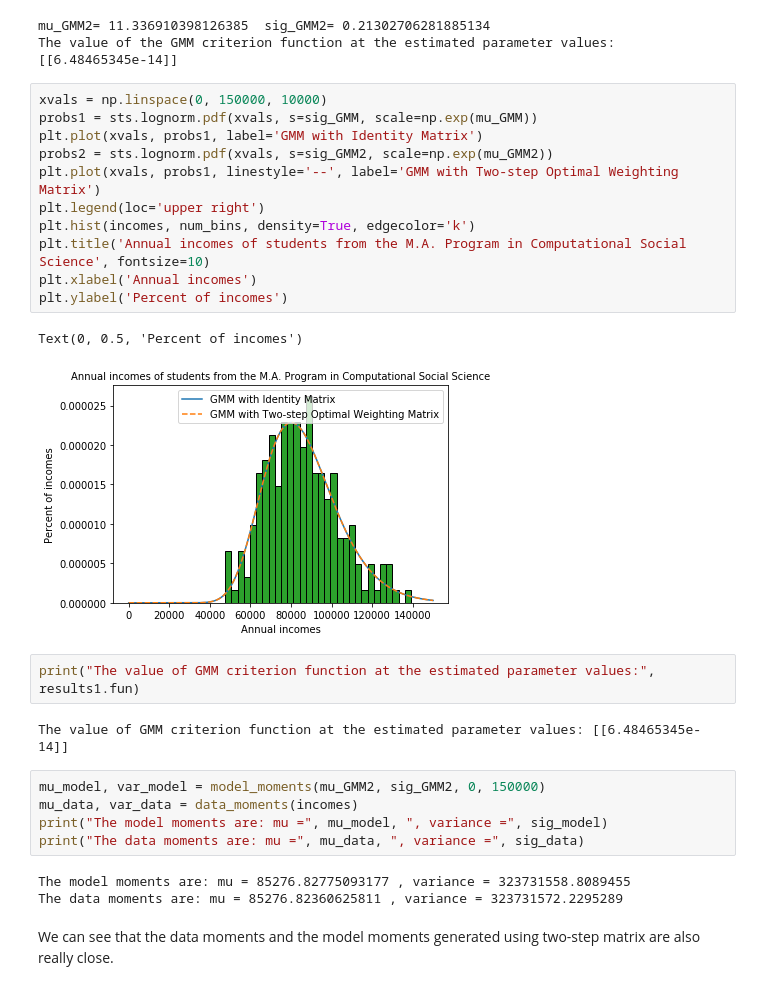
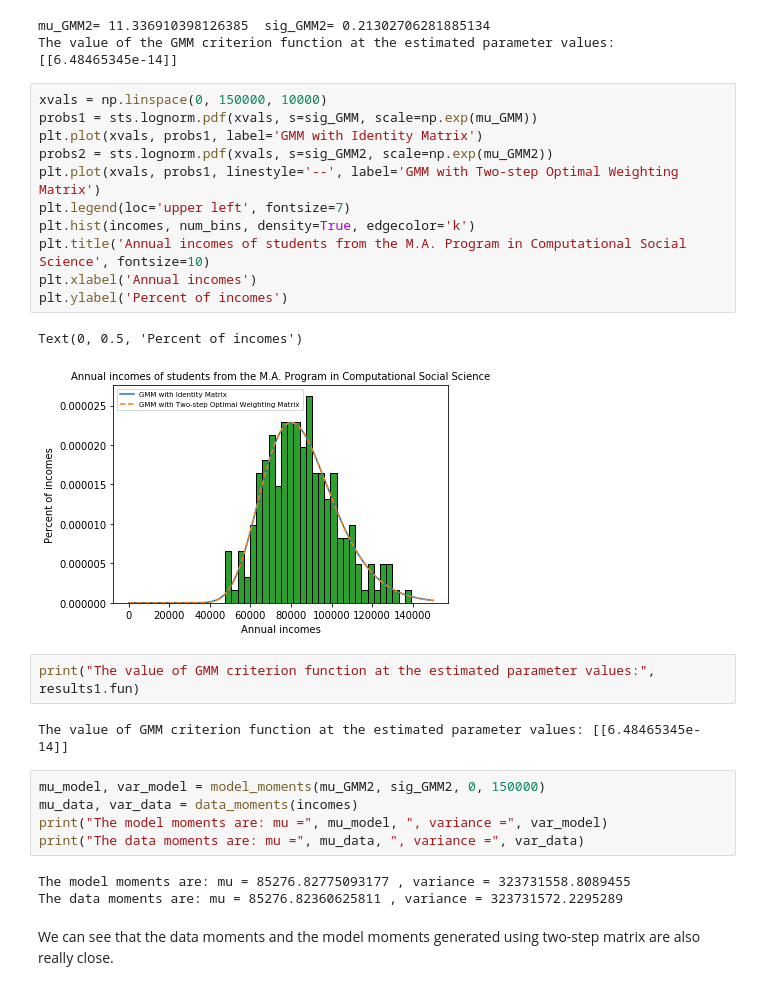
Before and after one commit to RuoyunTan/persp-model-econ_w20, a Jupyter notebook: ProblemSets/PS5/PS5_RuoyunTan.ipynb, the cells around one changed output. Cells and saved outputs as stored; diff of their text form.

```diff
--- a/ProblemSets/PS5/PS5_RuoyunTan.ipynb
+++ b/ProblemSets/PS5/PS5_RuoyunTan.ipynb
@@ -147,17 +146,17 @@ The value of the GMM criterion function at the estimated parameter values: [[6.4
 # %%
 xvals = np.linspace(0, 150000, 10000)
 probs1 = sts.lognorm.pdf(xvals, s=sig_GMM, scale=np.exp(mu_GMM))
 plt.plot(xvals, probs1, label='GMM with Identity Matrix')
 probs2 = sts.lognorm.pdf(xvals, s=sig_GMM2, scale=np.exp(mu_GMM2))
 plt.plot(xvals, probs1, linestyle='--', label='GMM with Two-step Optimal Weighting Matrix')
-plt.legend(loc='upper right')
+plt.legend(loc='upper left', fontsize=7)
 plt.hist(incomes, num_bins, density=True, edgecolor='k')
 plt.title('Annual incomes of students from the M.A. Program in Computational Social Science', fontsize=10)
 plt.xlabel('Annual incomes')
 plt.ylabel('Percent of incomes')
 # %% [output]
 Text(0, 0.5, 'Percent of incomes')
-[figure, old version]
+[figure, new version]
 # %%
 print("The value of GMM criterion function at the estimated parameter values:", results1.fun)
 # %% [output]
@@ -165,8 +164,8 @@ The value of GMM criterion function at the estimated parameter values: [[6.48465
 # %%
 mu_model, var_model = model_moments(mu_GMM2, sig_GMM2, 0, 150000)
 mu_data, var_data = data_moments(incomes)
-print("The model moments are: mu =", mu_model, ", variance =", sig_model)
-print("The data moments are: mu =", mu_data, ", variance =", sig_data)
+print("The model moments are: mu =", mu_model, ", variance =", var_model)
+print("The data moments are: mu =", mu_data, ", variance =", var_data)
 # %% [output]
 The model moments are: mu = 85276.82775093177 , variance = 323731558.8089455
 The data moments are: mu = 85276.82360625811 , variance = 323731572.2295289
```
Also changed, not shown: parts of 3 cells of this notebook.
